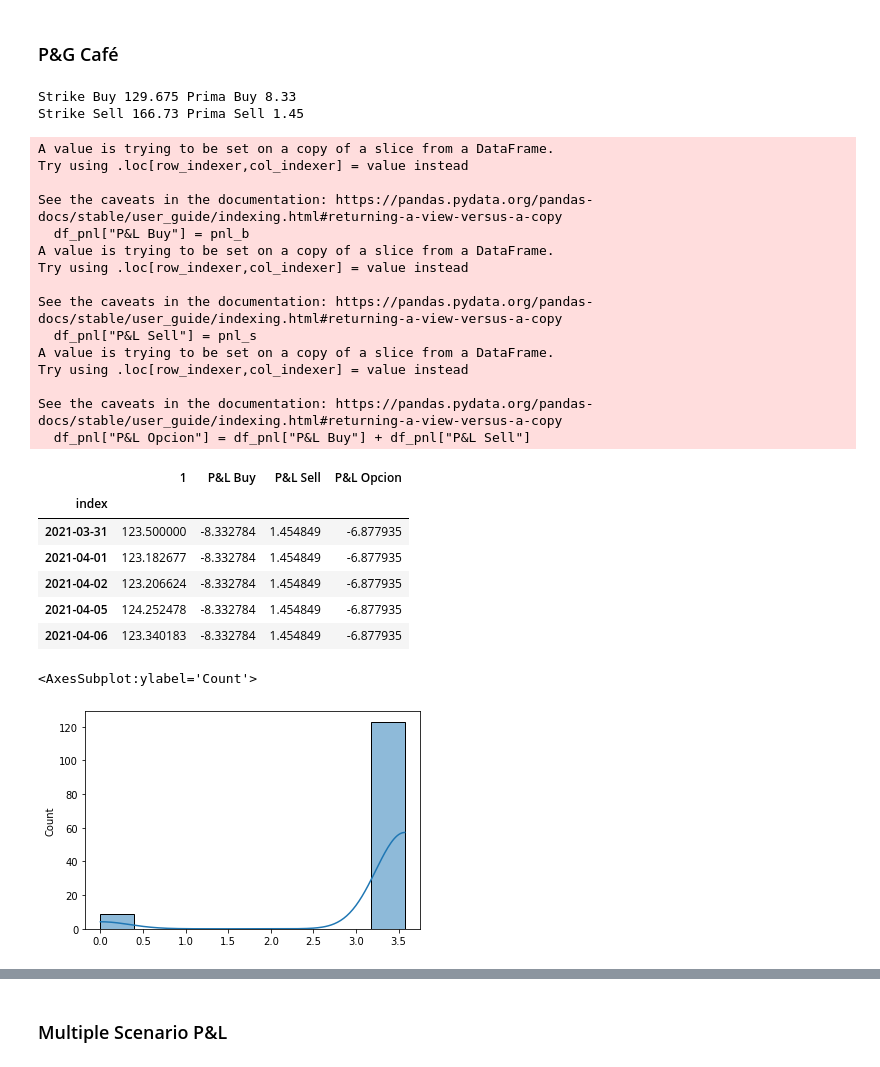
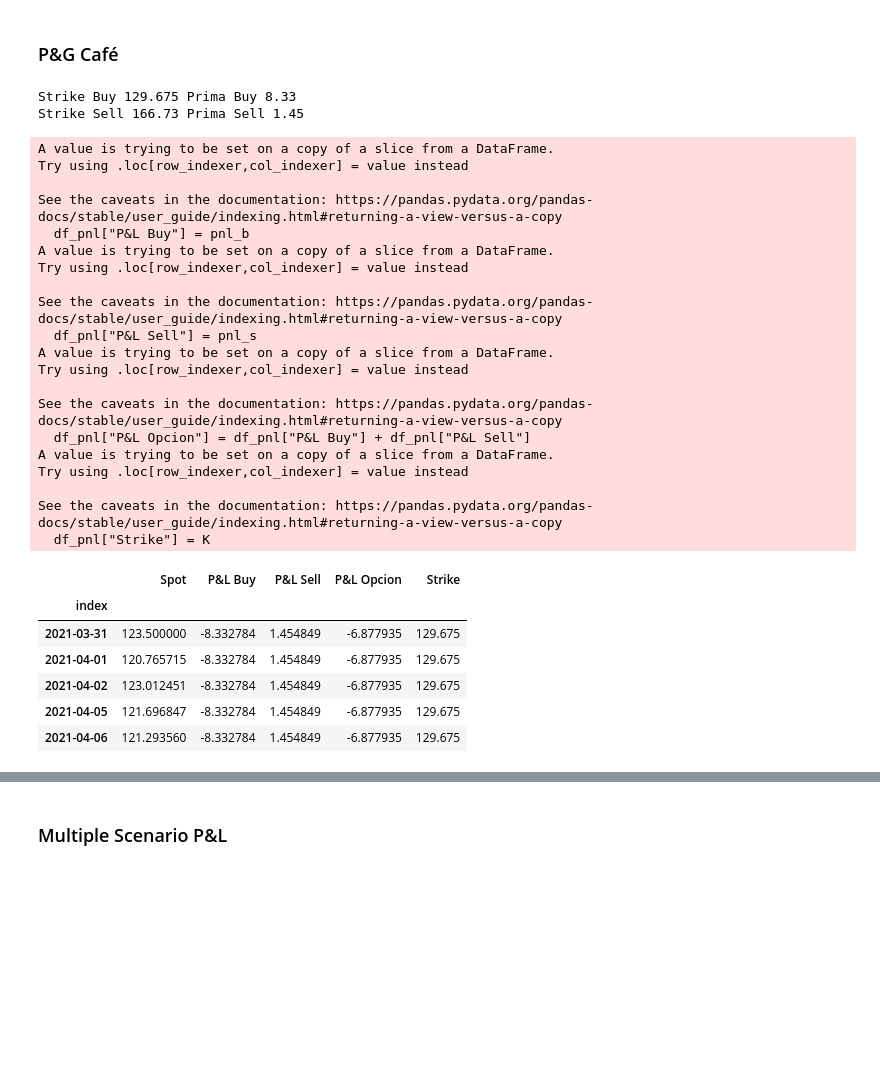
Before and after one commit to danielgvb/risk_sim, a Jupyter notebook: Risk_Sim.ipynb, the cells around one changed output, grey strips where cells are left out. Drawn from its saved outputs; the diff is of its cells as text; code cells hidden in the pictures; blank space fills up the shorter version.

```diff
--- a/Risk_Sim.ipynb
+++ b/Risk_Sim.ipynb
@@ -288,7 +288,8 @@ for i in range(scen_size):
 plt.show()
 
 # Dataframe format for predictions - first 10 scenarios only
-Preds_df_coffee = pd.DataFrame(S_c.swapaxes(0, 1)[:, :10]).set_index(
+#cambiar S_c.swapaxes(0, 1)[:,:10]).set_index( por S_c.swapaxes(0, 1)[:,:]).set_index(
+Preds_df_coffee = pd.DataFrame(S_c.swapaxes(0, 1)[:,:100]).set_index(
            pd.date_range(start = kc["Date"].max(),
            end = pred_end_date, freq = 'D').map(lambda x:
            x if x.isoweekday() in range(1, 6) else np.nan).dropna()
@@ -579,45 +580,50 @@ for spot in df_spot_coffee[0]:
     else:
         profit_b = - price_b
         profit_s = price_s
+        pyg = prima_total +(profit_b + profit_s)
     pnl_b.append(profit_b)
     pnl_s.append(profit_s)
 
 
 print("Strike Buy",K ,"Prima Buy", round(price_b,2))
 print("Strike Sell",round(K_techo,2) ,"Prima Sell", round(price_s,2))
 
-aleatorio = random.randint(0,9)
+#leatorio = random.randint(0,9)
 
-df_pnl = df_spot_coffee[[aleatorio]]
+df_pnl = df_spot_coffee[[0]]
+df_pnl.columns = ["Spot"]
 df_pnl["P&L Buy"] = pnl_b
 df_pnl["P&L Sell"] = pnl_s
 df_pnl["P&L Opcion"] = df_pnl["P&L Buy"] + df_pnl["P&L Sell"]
-
-
-
+df_pnl["Strike"] = K
 df_pnl.head()
 # %% [output]
 Strike Buy 129.675 Prima Buy 8.33
 Strike Sell 166.73 Prima Sell 1.45
 A value is trying to be set on a copy of a slice from a DataFrame.
 Try using .loc[row_indexer,col_indexer] = value instead
 
 See the caveats in the documentation: https://pandas.pydata.org/pandas-docs/stable/user_guide/indexing.html#returning-a-view-versus-a-copy
   df_pnl["P&L Buy"] = pnl_b
 A value is trying to be set on a copy of a slice from a DataFrame.
 Try using .loc[row_indexer,col_indexer] = value instead
 
 See the caveats in the documentation: https://pandas.pydata.org/pandas-docs/stable/user_guide/indexing.html#returning-a-view-versus-a-copy
   df_pnl["P&L Sell"] = pnl_s
 A value is trying to be set on a copy of a slice from a DataFrame.
 Try using .loc[row_indexer,col_indexer] = value instead
 
 See the caveats in the documentation: https://pandas.pydata.org/pandas-docs/stable/user_guide/indexing.html#returning-a-view-versus-a-copy
   df_pnl["P&L Opcion"] = df_pnl["P&L Buy"] + df_pnl["P&L Sell"]
+A value is trying to be set on a copy of a slice from a DataFrame.
+Try using .loc[row_indexer,col_indexer] = value instead
+
+See the caveats in the documentation: https://pandas.pydata.org/pandas-docs/stable/user_guide/indexing.html#returning-a-view-versus-a-copy
+  df_pnl["Strike"] = K
-|  | 1 | P&L Buy | P&L Sell | P&L Opcion |
-| index |  |  |  |  |
-| 2021-03-31 | 123.500000 | -8.332784 | 1.454849 | -6.877935 |
-| 2021-04-01 | 123.182677 | -8.332784 | 1.454849 | -6.877935 |
-| 2021-04-02 | 123.206624 | -8.332784 | 1.454849 | -6.877935 |
-| 2021-04-05 | 124.252478 | -8.332784 | 1.454849 | -6.877935 |
-| 2021-04-06 | 123.340183 | -8.332784 | 1.454849 | -6.877935 |
+|  | Spot | P&L Buy | P&L Sell | P&L Opcion | Strike |
+| index |  |  |  |  |  |
+| 2021-03-31 | 123.500000 | -8.332784 | 1.454849 | -6.877935 | 129.675 |
+| 2021-04-01 | 120.765715 | -8.332784 | 1.454849 | -6.877935 | 129.675 |
+| 2021-04-02 | 123.012451 | -8.332784 | 1.454849 | -6.877935 | 129.675 |
+| 2021-04-05 | 121.696847 | -8.332784 | 1.454849 | -6.877935 | 129.675 |
+| 2021-04-06 | 121.293560 | -8.332784 | 1.454849 | -6.877935 | 129.675 |
@@ -634,5 +629,0 @@ for i in range(len(df_pnl)):
-# %%
-sns.histplot(pygs, kde = True)
-# %% [output]
-<AxesSubplot:ylabel='Count'>
-[figure, removed]
```
Also changed, not shown: parts of 23 cells of this notebook.
